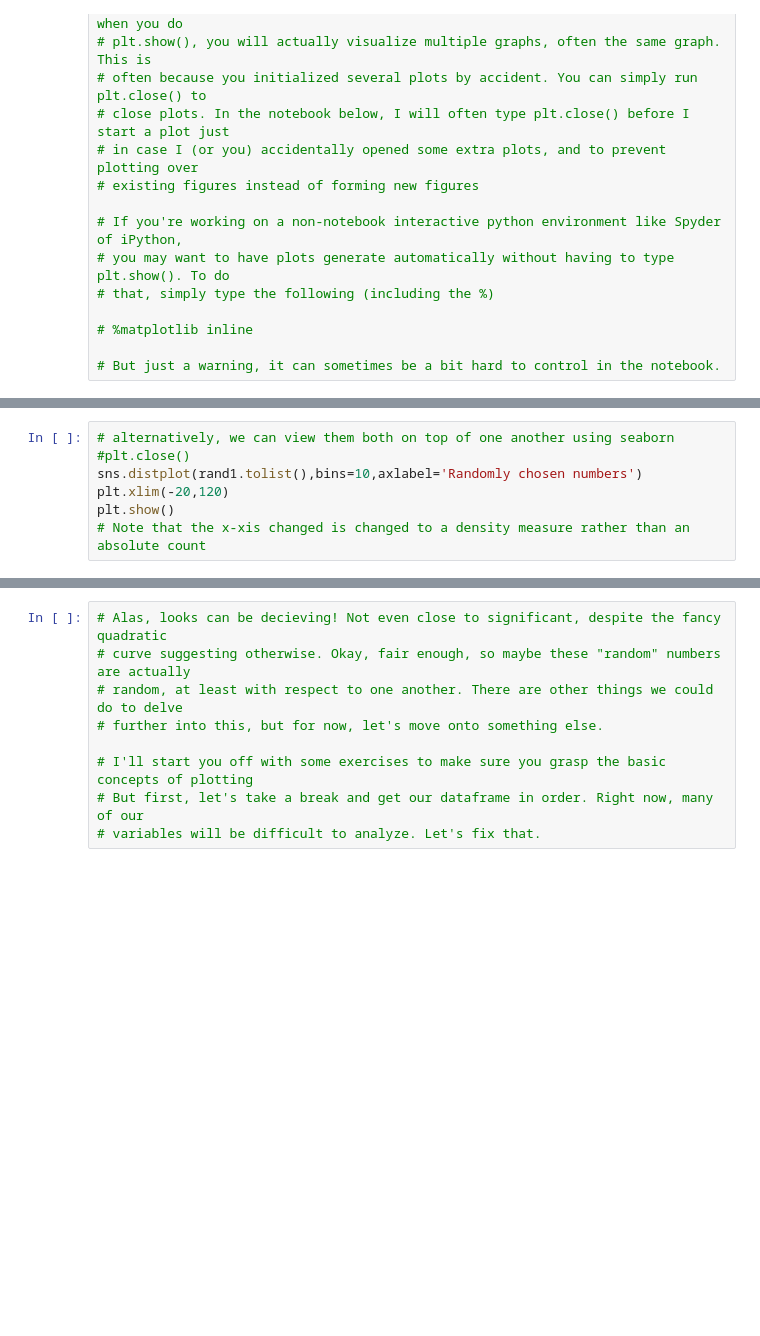
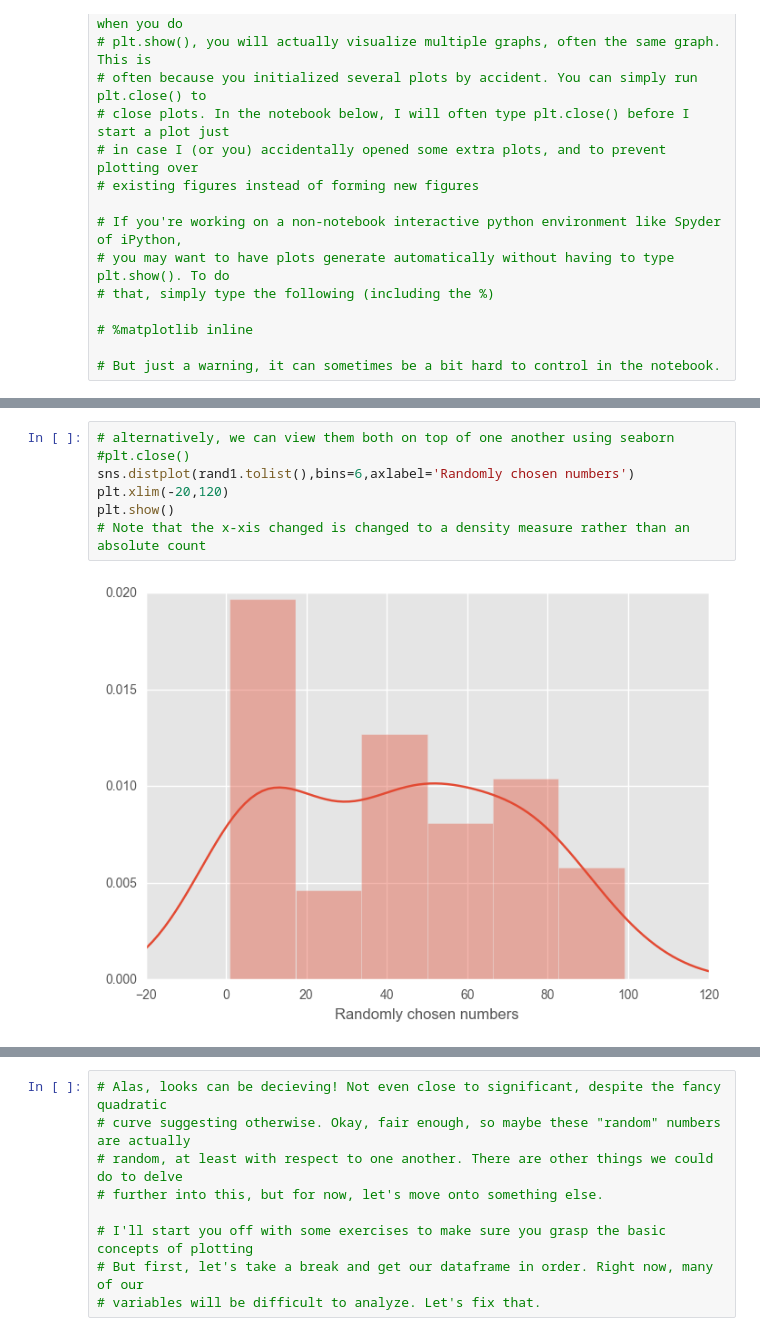
Before and after one commit to angela-tam/pycourse, a Jupyter notebook: Lesson 4.ipynb, the cells around one changed output, grey strips where cells are left out. Cells and saved outputs as stored; diff of their text form; blank space fills up the shorter version.

```diff
--- a/Lesson 4.ipynb
+++ b/Lesson 4.ipynb
@@ -205,10 +227,12 @@ plt.show()
 # %%
 # alternatively, we can view them both on top of one another using seaborn
 #plt.close()
-sns.distplot(rand1.tolist(),bins=10,axlabel='Randomly chosen numbers')
+sns.distplot(rand1.tolist(),bins=6,axlabel='Randomly chosen numbers')
 plt.xlim(-20,120)
 plt.show()
 # Note that the x-xis changed is changed to a density measure rather than an absolute count
+# %% [output]
+[figure, added]
 # %%
 # Its clear to see the distribution curve is very wide and without an obvious peak
 
```
Also changed, not shown: parts of 82 cells of this notebook, 9 other files.
